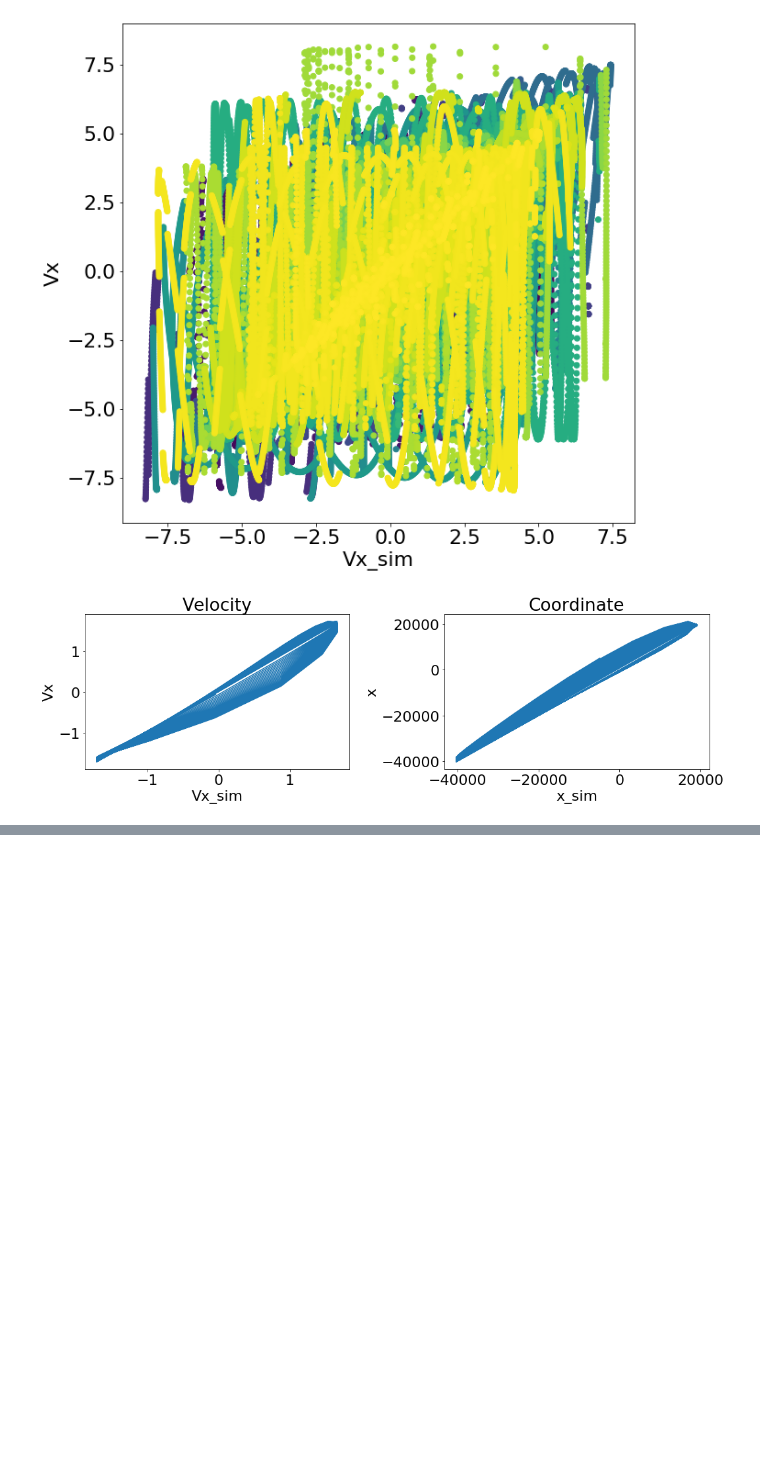
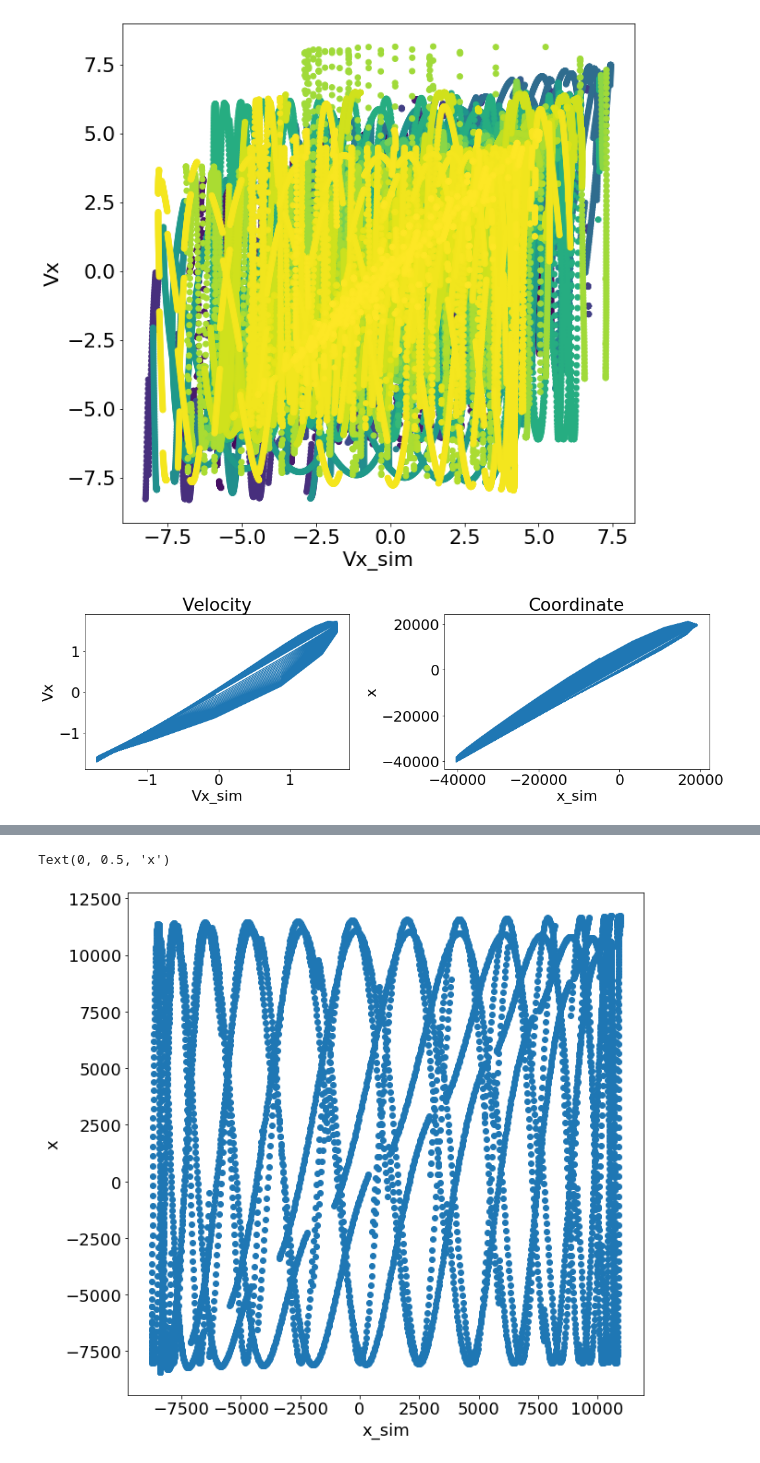
Before and after one commit to Mixanik-43/IDAO-2020, a Jupyter notebook: EDA_Tanya.ipynb, the cells around one changed output, grey strips where cells are left out. Cells and saved outputs as stored; diff of their text form; code cells hidden in the pictures; blank space fills up the shorter version.

```diff
--- a/EDA_Tanya.ipynb
+++ b/EDA_Tanya.ipynb
@@ -105,0 +123,8 @@ plt.tight_layout()
+# %%
+plt.figure(figsize=(10,10))
+plt.scatter(m_data.x_sim,m_data.x)
+plt.xlabel("x_sim")
+plt.ylabel("x")
+# %% [output]
+Text(0, 0.5, 'x')
+[figure, added]
```
Also changed, not shown: parts of 11 cells of this notebook.
